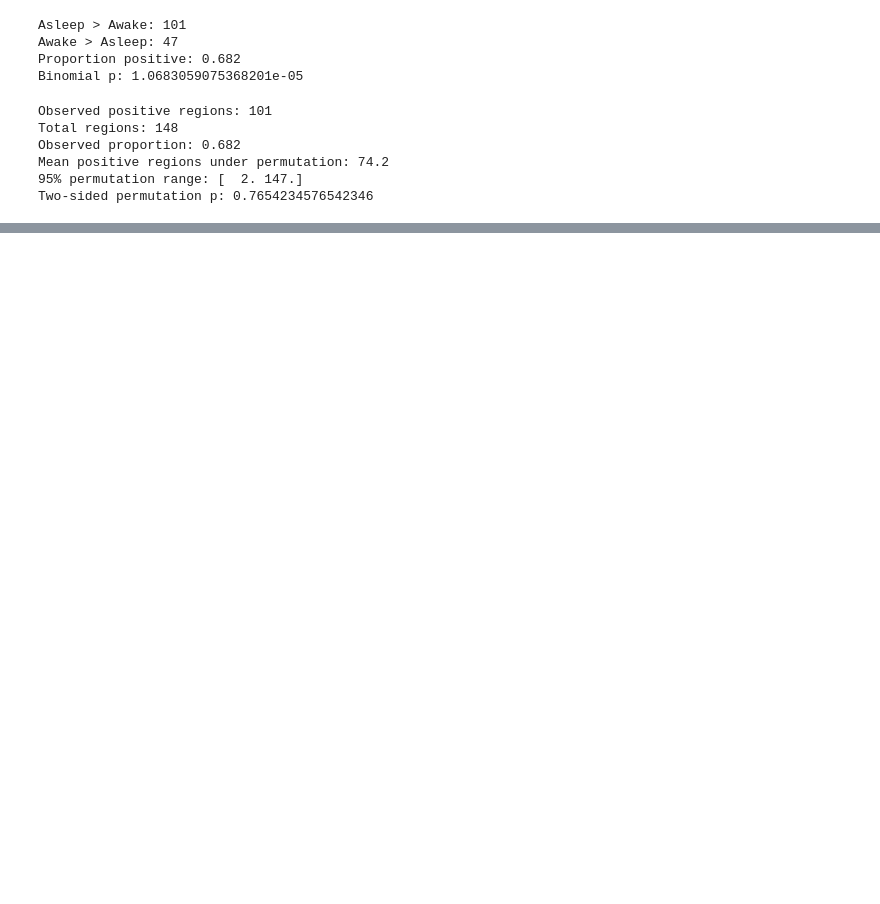
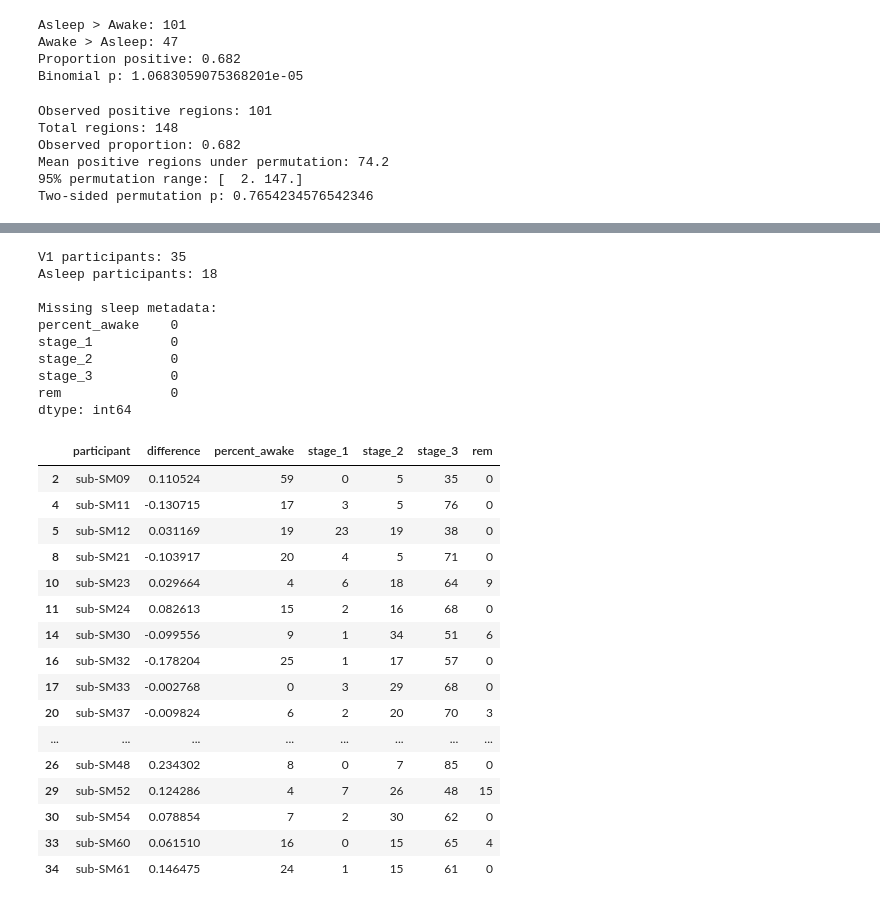
Before and after one commit to hamdhaanees/pet-memory-consolidation, a Jupyter notebook: PET_memory_consolidation.ipynb, the cells around one changed output, grey strips where cells are left out. Saved outputs shown, nothing was run; the diff lists cells and outputs as text; code cells hidden in the pictures; blank space fills up the shorter version.

```diff
--- a/PET_memory_consolidation.ipynb
+++ b/PET_memory_consolidation.ipynb
@@ -2432,0 +2769,74 @@ Independently of the biological null result, the project demonstrates an end-to-
+# %%
+# Add sleep architecture to participant-level V1 results
+sleep_cols = [
+    "participant",
+    "percent_awake",
+    "stage_1",
+    "stage_2",
+    "stage_3",
+    "rem"
+]
+
+v1_sleep = v1_valid.merge(
+    memory_meta[sleep_cols],
+    on="participant",
+    how="left",
+    validate="one_to_one"
+)
+
+# Restrict sleep-architecture analyses to participants assigned to sleep
+asleep_sleep = v1_sleep[
+    v1_sleep["condition"] == "Asleep"
+].copy()
+
+print("V1 participants:", len(v1_sleep))
+print("Asleep participants:", len(asleep_sleep))
+
+print("\nMissing sleep metadata:")
+print(
+    asleep_sleep[
+        ["percent_awake", "stage_1", "stage_2", "stage_3", "rem"]
+    ].isna().sum()
+)
+
+display(
+    asleep_sleep[
+        [
+            "participant",
+            "difference",
+            "percent_awake",
+            "stage_1",
+            "stage_2",
+            "stage_3",
+            "rem"
+        ]
+    ]
+)
+# %% [output]
+V1 participants: 35
+Asleep participants: 18
+
+Missing sleep metadata:
+percent_awake    0
+stage_1          0
+stage_2          0
+stage_3          0
+rem              0
+dtype: int64
+|  | participant | difference | percent_awake | stage_1 | stage_2 | stage_3 | rem |
+| 2 | sub-SM09 | 0.110524 | 59 | 0 | 5 | 35 | 0 |
+| 4 | sub-SM11 | -0.130715 | 17 | 3 | 5 | 76 | 0 |
+| 5 | sub-SM12 | 0.031169 | 19 | 23 | 19 | 38 | 0 |
+| 8 | sub-SM21 | -0.103917 | 20 | 4 | 5 | 71 | 0 |
+| 10 | sub-SM23 | 0.029664 | 4 | 6 | 18 | 64 | 9 |
+| 11 | sub-SM24 | 0.082613 | 15 | 2 | 16 | 68 | 0 |
+| 14 | sub-SM30 | -0.099556 | 9 | 1 | 34 | 51 | 6 |
+| 16 | sub-SM32 | -0.178204 | 25 | 1 | 17 | 57 | 0 |
+| 17 | sub-SM33 | -0.002768 | 0 | 3 | 29 | 68 | 0 |
+| 20 | sub-SM37 | -0.009824 | 6 | 2 | 20 | 70 | 3 |
+| ... | ... | ... | ... | ... | ... | ... | ... |
+| 26 | sub-SM48 | 0.234302 | 8 | 0 | 7 | 85 | 0 |
+| 29 | sub-SM52 | 0.124286 | 4 | 7 | 26 | 48 | 15 |
+| 30 | sub-SM54 | 0.078854 | 7 | 2 | 30 | 62 | 0 |
+| 33 | sub-SM60 | 0.061510 | 16 | 0 | 15 | 65 | 4 |
+| 34 | sub-SM61 | 0.146475 | 24 | 1 | 15 | 61 | 0 |
```
Also changed, not shown: parts of 78 cells of this notebook.
